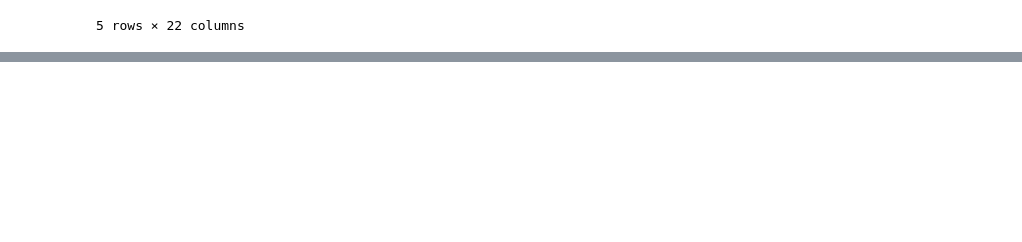
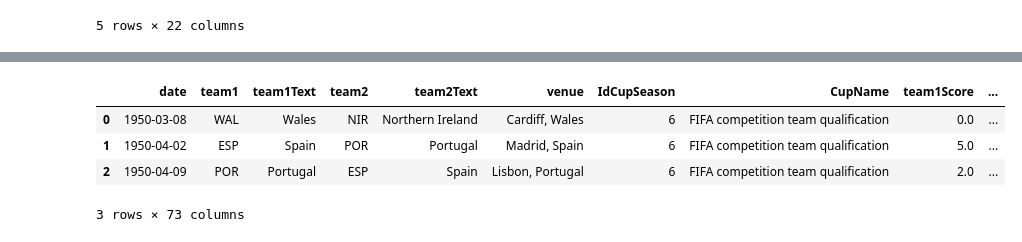
Before and after one commit to kallyzhu/SoccerAnalysis, a Jupyter notebook: soccer-matches-analysis.ipynb, the cells around one changed output, grey strips where cells are left out. Saved outputs shown, nothing was run; the diff lists cells and outputs as text; code cells hidden in the pictures; blank space fills up the shorter version.

```diff
--- a/soccer-matches-analysis.ipynb
+++ b/soccer-matches-analysis.ipynb
@@ -444,11 +444,13 @@ def gen_recent_info(matches, team_name, team_idx, num_matches):
     team_matches = team_matches.sort_values(by='date', ascending=False)
 
     ### number of wins, losses and draws
-    win = 0
-    loss = 0
-    draw = 0
+    win, draw, loss = 0, 0, 0
+
+    if team_matches.shape[0] < num_matches:
+        return np.nan, np.nan, np.nan
 
     for i in range(num_matches):
+
         row = team_matches.iloc[i]
         if row['team1Score'] > row['team2Score']:
             win += 1
@@ -459,11 +461,33 @@ def gen_recent_info(matches, team_name, team_idx, num_matches):
 
     return win / num_matches, draw / num_matches, loss / num_matches
 # %%
+### all possible teams
 team_names = list(set(matches['team1']))
 
+### recent number of matches
 recent_matches = [5, 10, 15, 20, 30, 40, 50, 100]
-recent_info_names = np.array([[f'win_recent_{i}', f'draw_recent_{i}', f'loss_recent_{i}'] for i in recent_matches])
+
+### convert number of matches into names
+recent_info_names = np.array([[f'win_recent_{i}',
+                               f'draw_recent_{i}',
+                               f'loss_recent_{i}']
+                              for i in recent_matches])
+
+recent_info_names = np.append(recent_info_names, 'team_name')
+
+
+### flatten 2-D list into a 1-D array
 recent_info_names = recent_info_names.flatten()
 recent_matches_df = pd.DataFrame(columns = recent_info_names)
 
-for
+### add recent matches info into each team
+for tn in team_names:
+    rates = list()
+    for rm in recent_matches:
+        win, draw, loss = gen_recent_info(matches, tn, 'team1', rm)
+        rates.append(win)
+        rates.append(draw)
+        rates.append(loss)
+    rates.append(tn)
+    dict_ = dict(zip(recent_info_names, rates))
+    recent_matches_df = recent_matches_df.append(dict_, ignore_index=True)
@@ -472,0 +503,13 @@ for
+# %%
+matches = pd.merge(matches, recent_matches_df, how='left', left_on='team1', right_on='team_name')
+matches = pd.merge(matches, recent_matches_df, how='left', left_on='team2', right_on='team_name')
+# %%
+matches['goal_diff'] = matches['team1Score'] - matches['team2Score']
+# %%
+matches.head(3)
+# %% [output]
+|  | date | team1 | team1Text | team2 | team2Text | venue | IdCupSeason | CupName | team1Score | ... |
+| 0 | 1950-03-08 | WAL | Wales | NIR | Northern Ireland | Cardiff, Wales | 6 | FIFA competition team qualification | 0.0 | ... |
+| 1 | 1950-04-02 | ESP | Spain | POR | Portugal | Madrid, Spain | 6 | FIFA competition team qualification | 5.0 | ... |
+| 2 | 1950-04-09 | POR | Portugal | ESP | Spain | Lisbon, Portugal | 6 | FIFA competition team qualification | 2.0 | ... |
+3 rows × 73 columns
```
Also changed, not shown: parts of 10 cells of this notebook.
